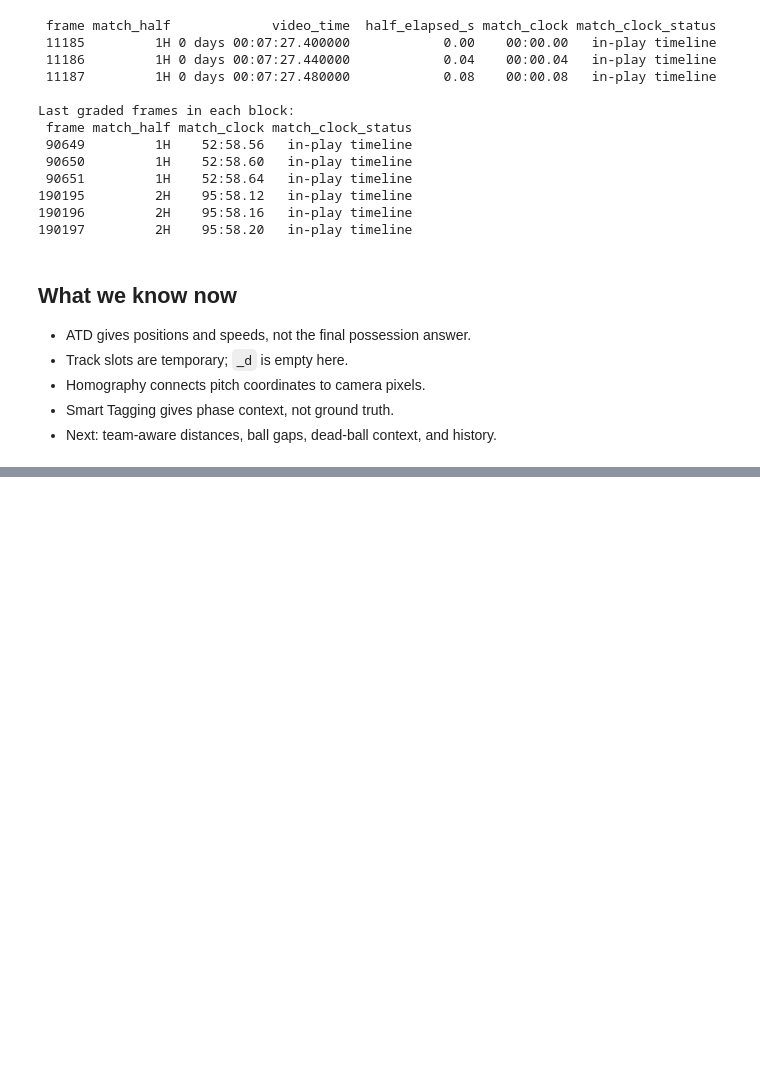
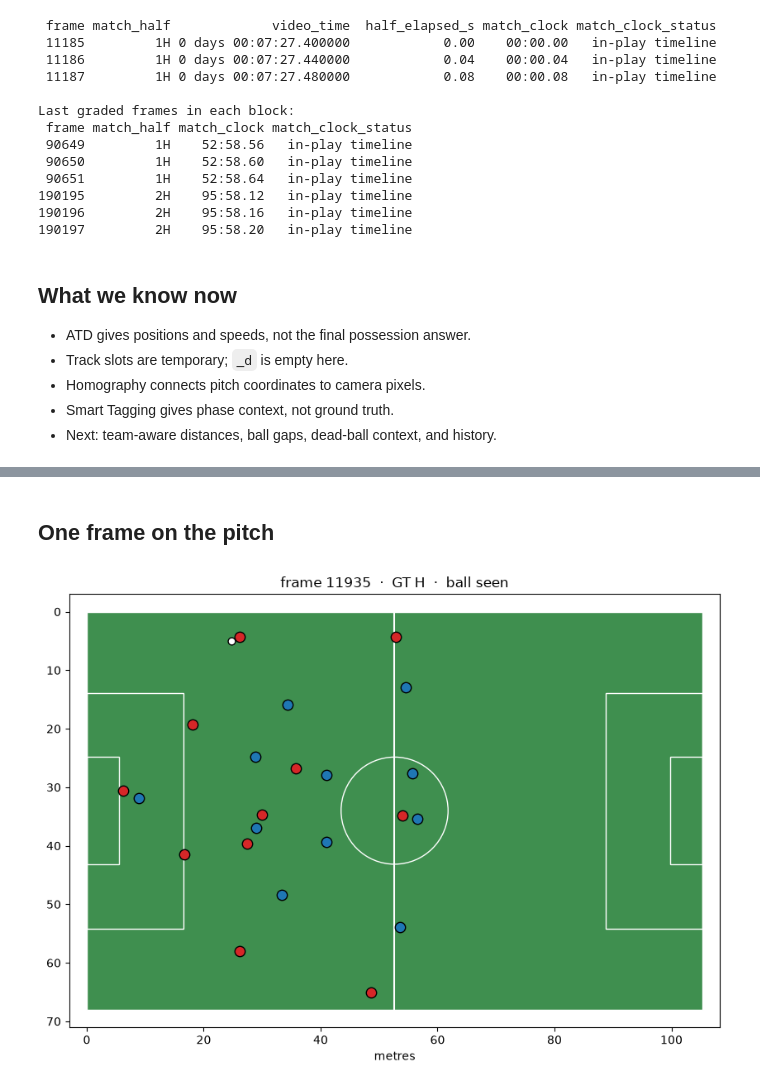
Before and after one commit to Pingeor11/Barcelona-hackathon, a Jupyter notebook: notebooks/01_eda.ipynb, the cells around one changed output, grey strips where cells are left out. Drawn from its saved outputs; the diff is of its cells as text; code cells hidden in the pictures; blank space fills up the shorter version.

```diff
--- a/notebooks/01_eda.ipynb
+++ b/notebooks/01_eda.ipynb
@@ -38,7 +38,15 @@ import pandas as pd
 ROOT = Path.cwd().resolve()
 while not (ROOT / 'possession').exists() and ROOT != ROOT.parent:
     ROOT = ROOT.parent
-DATA = Path(os.environ.get('MTAH_DATA_DIR', ROOT / 'data'))
+# Update MTAH_DATA_DIR here when the gated data lives elsewhere.
+DATA_CANDIDATES = []
+if os.environ.get('MTAH_DATA_DIR'):
+    DATA_CANDIDATES.append(Path(os.environ['MTAH_DATA_DIR']))
+DATA_CANDIDATES.extend([ROOT / 'data', ROOT.parent / 'data'])
+DATA = next((candidate.resolve() for candidate in DATA_CANDIDATES if (candidate / 'tactical').exists()), None)
+if DATA is None:
+    raise FileNotFoundError('Set MTAH_DATA_DIR in notebook 00 to the folder containing tactical/')
+os.environ['MTAH_DATA_DIR'] = str(DATA)
 TACTICAL = DATA / 'tactical'
 sys.path.insert(0, str(ROOT))
 
@@ -463,0 +475,16 @@ Last graded frames in each block:
+# %%
+import matplotlib.pyplot as plt
+from possession.load_data import load_match, summary, HOME, AWAY
+from utils import draw_pitch
+
+m = load_match(data_dir=DATA)
+summary(m)
+
+frames = pd.DataFrame({
+    "half": m.half,
+    "ball_x": m.ball_xy[:, 0], "ball_y": m.ball_xy[:, 1],
+    "ball_seen": ~np.isnan(m.ball_xy[:, 0]),
+    "n_home": (~np.isnan(m.players_xy[:, m.track_team == HOME, 0])).sum(1),
+    "n_away": (~np.isnan(m.players_xy[:, m.track_team == AWAY, 0])).sum(1),
+    "gt": m.gt_public,
+})
@@ -463,0 +501,18 @@ Last graded frames in each block:
+# %% [markdown]
+## One frame on the pitch
+# %%
+def plot_frame(i, ax=None):
+    ax = draw_pitch(ax, *m.pitch)
+    xy = m.players_xy[i]
+    for team, colour in [(HOME, "#d62728"), (AWAY, "#1f77b4")]:
+        sel = m.track_team == team
+        ax.scatter(xy[sel, 0], xy[sel, 1], s=80, c=colour, edgecolor="k", zorder=3)
+    if not np.isnan(m.ball_xy[i, 0]):
+        ax.scatter(*m.ball_xy[i], s=40, c="white", edgecolor="k", zorder=4)
+    ax.invert_yaxis()   # Metrica y = 0 is the top of the image: match the camera view
+    ax.set_title(f"frame {i}  ·  GT {m.gt_public[i]}  ·  ball {'seen' if not np.isnan(m.ball_xy[i,0]) else 'MISSING'}")
+    return ax
+
+plot_frame(11185 + 25 * 30);
+# %% [output]
+[figure, added]
```
Also changed, not shown: parts of 21 cells of this notebook, 21 other files.
